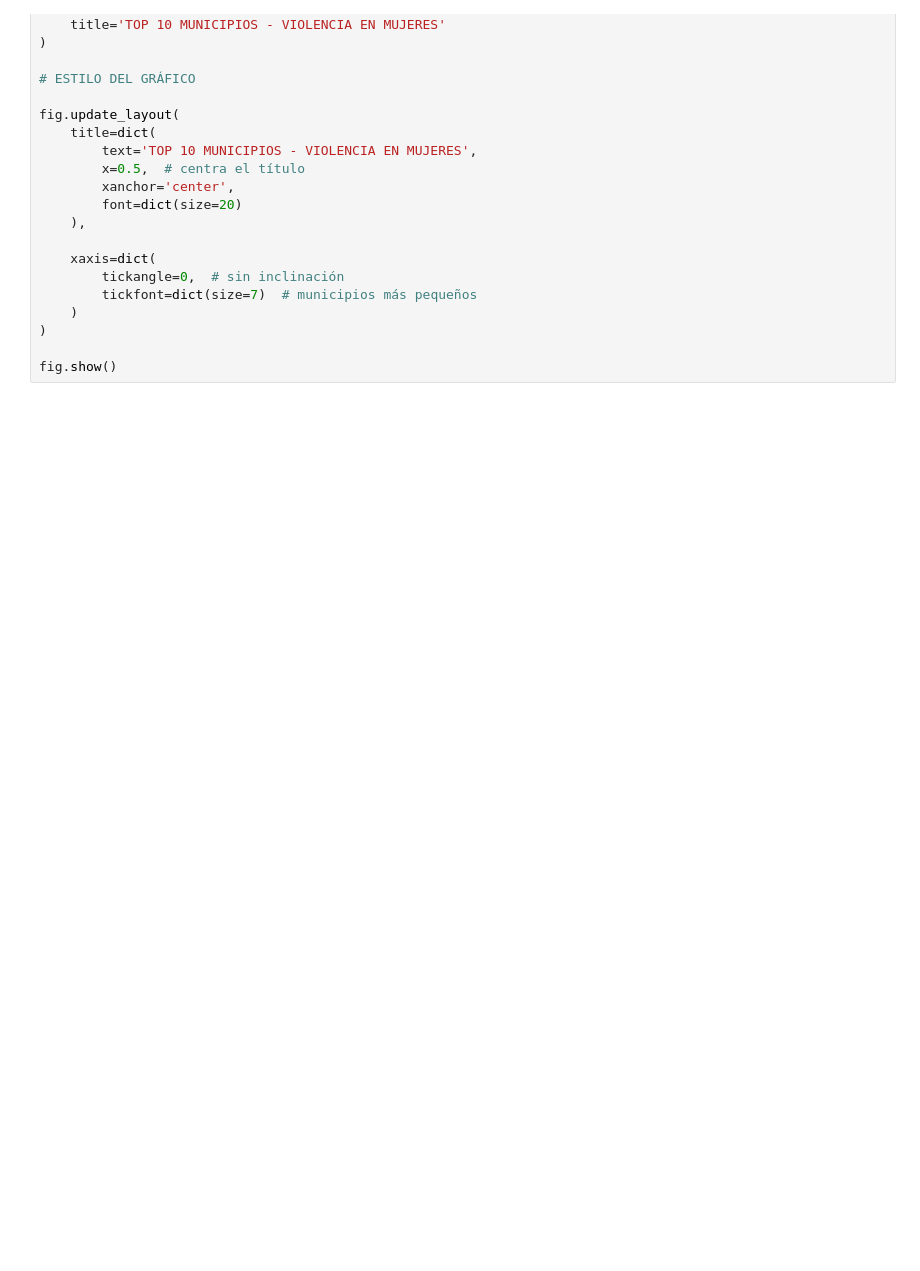
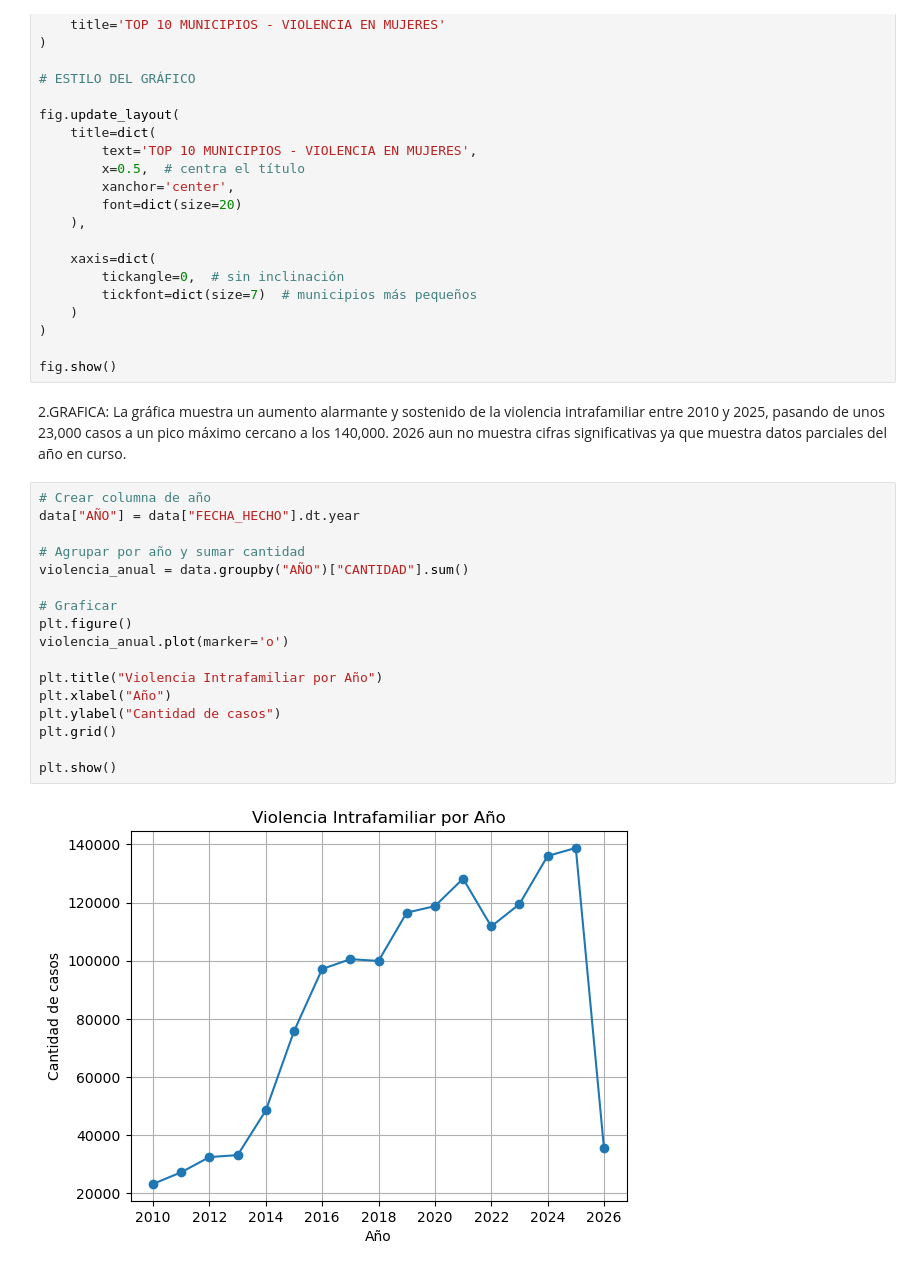
Before and after one commit to KatiLuzJorge/ARQUITECTURA-DE-DATOS-JORGE-Y-MENDEZ, a Jupyter notebook: Análisis y Limpieza/Codigo1.ipynb, the cells around one changed output. Cells and saved outputs as stored; diff of their text form; blank space fills up the shorter version.

Commit message:
GRAFICAS AÑO Y GRUPOS ETARIOS

```diff
--- a/Análisis y Limpieza/Codigo1.ipynb
+++ b/Análisis y Limpieza/Codigo1.ipynb
@@ -178,3 +178,24 @@ fig.update_layout(
 )
 
 fig.show()
+# %% [markdown]
+2.GRAFICA: La gráfica muestra un aumento alarmante y sostenido de la violencia intrafamiliar entre 2010 y 2025, pasando de unos 23,000 casos a un pico máximo cercano a los 140,000. 2026 aun no muestra cifras significativas ya que muestra datos parciales del año en curso.
+# %%
+# Crear columna de año
+data["AÑO"] = data["FECHA_HECHO"].dt.year
+
+# Agrupar por año y sumar cantidad
+violencia_anual = data.groupby("AÑO")["CANTIDAD"].sum()
+
+# Graficar
+plt.figure()
+violencia_anual.plot(marker='o')
+
+plt.title("Violencia Intrafamiliar por Año")
+plt.xlabel("Año")
+plt.ylabel("Cantidad de casos")
+plt.grid()
+
+plt.show()
+# %% [output]
+[figure, added]
```
Also changed, not shown: parts of 2 cells of this notebook.
